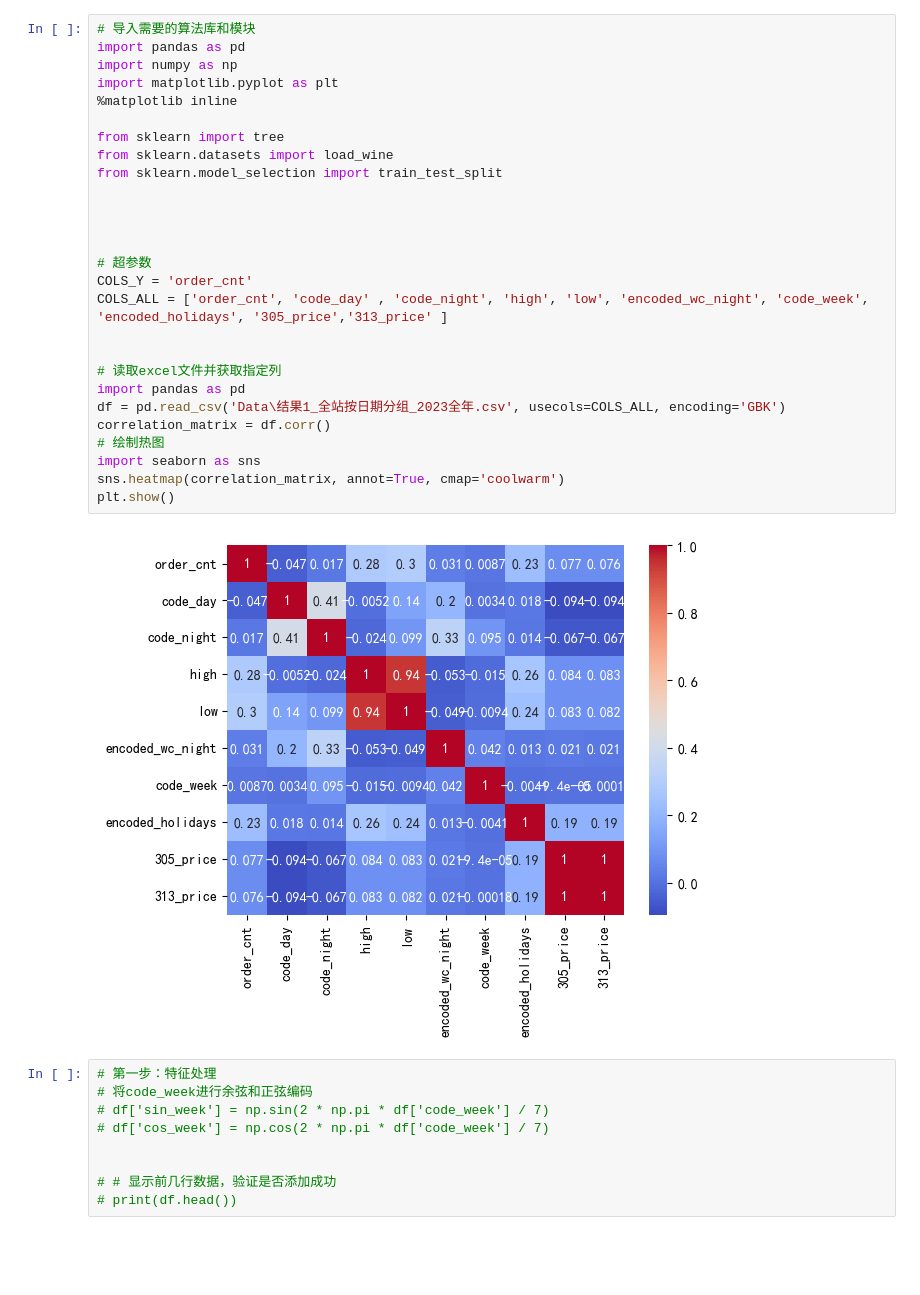
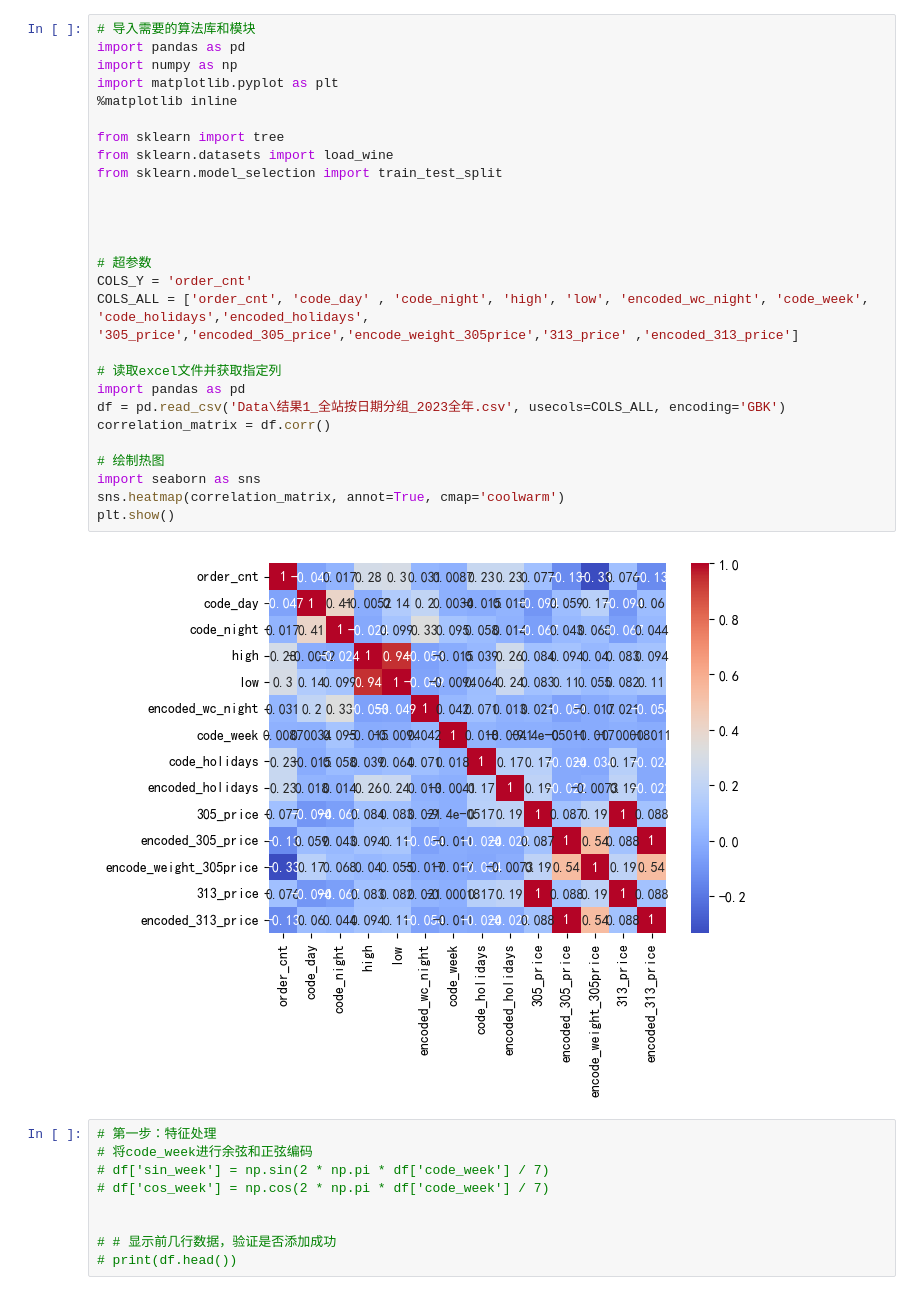
Before and after one commit to MarssZ/202404EDA, a Jupyter notebook: Test_DecisionTree.ipynb, the cells around one changed output. Cells and saved outputs as stored; diff of their text form; blank space fills up the shorter version.

```diff
--- a/Test_DecisionTree.ipynb
+++ b/Test_DecisionTree.ipynb
@@ -1,32 +1,32 @@
 # %%
 # 导入需要的算法库和模块
 import pandas as pd
 import numpy as np
 import matplotlib.pyplot as plt
 %matplotlib inline
 
 from sklearn import tree
 from sklearn.datasets import load_wine
 from sklearn.model_selection import train_test_split
 
 
 
 
 # 超参数
 COLS_Y = 'order_cnt'
-COLS_ALL = ['order_cnt', 'code_day' , 'code_night', 'high', 'low', 'encoded_wc_night', 'code_week', 'encoded_holidays', '305_price','313_price' ]
-
+COLS_ALL = ['order_cnt', 'code_day' , 'code_night', 'high', 'low', 'encoded_wc_night', 'code_week', 'code_holidays','encoded_holidays', '305_price','encoded_305_price','encode_weight_305price','313_price' ,'encoded_313_price']
 
 # 读取excel文件并获取指定列
 import pandas as pd
 df = pd.read_csv('Data\结果1_全站按日期分组_2023全年.csv', usecols=COLS_ALL, encoding='GBK')
 correlation_matrix = df.corr()
+
 # 绘制热图
 import seaborn as sns
 sns.heatmap(correlation_matrix, annot=True, cmap='coolwarm')
 plt.show()
 # %% [output]
-[figure, old version]
+[figure, new version]
 # %%
 # 第一步：特征处理
 # 将code_week进行余弦和正弦编码
```
Also changed, not shown: parts of 2 cells of this notebook, 16 other files.
